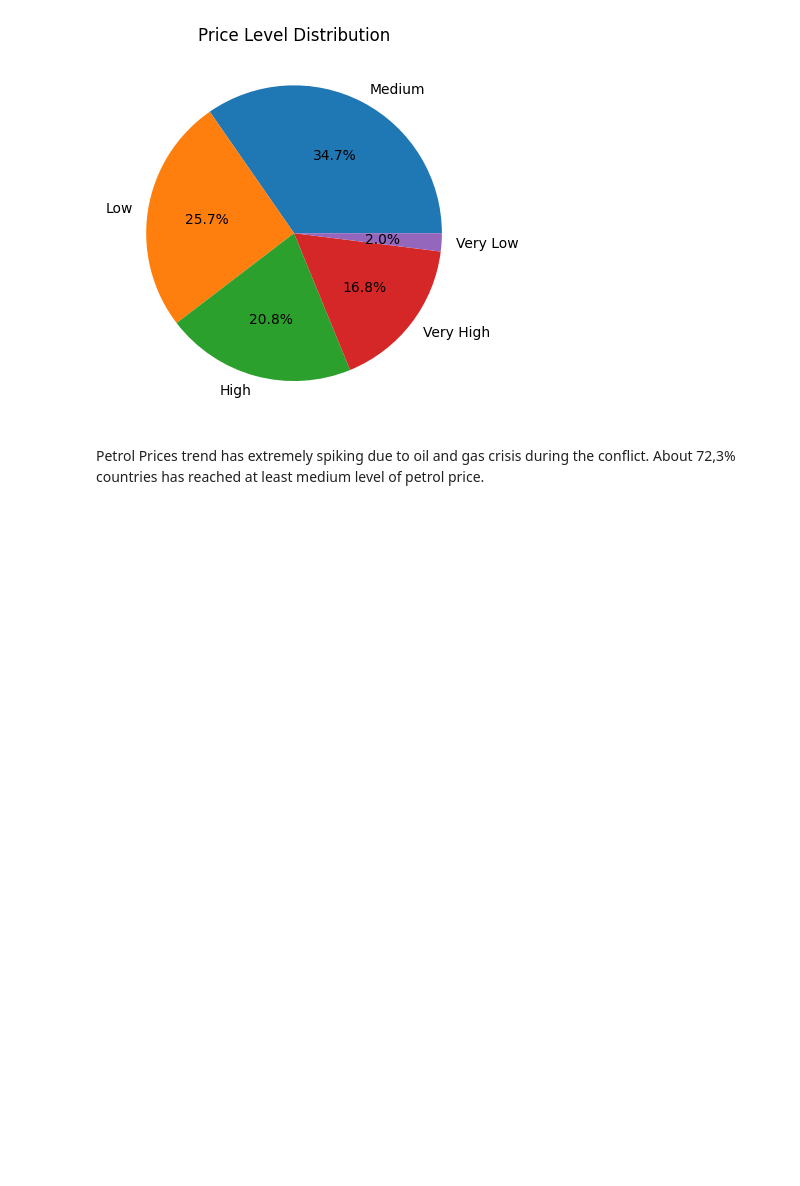
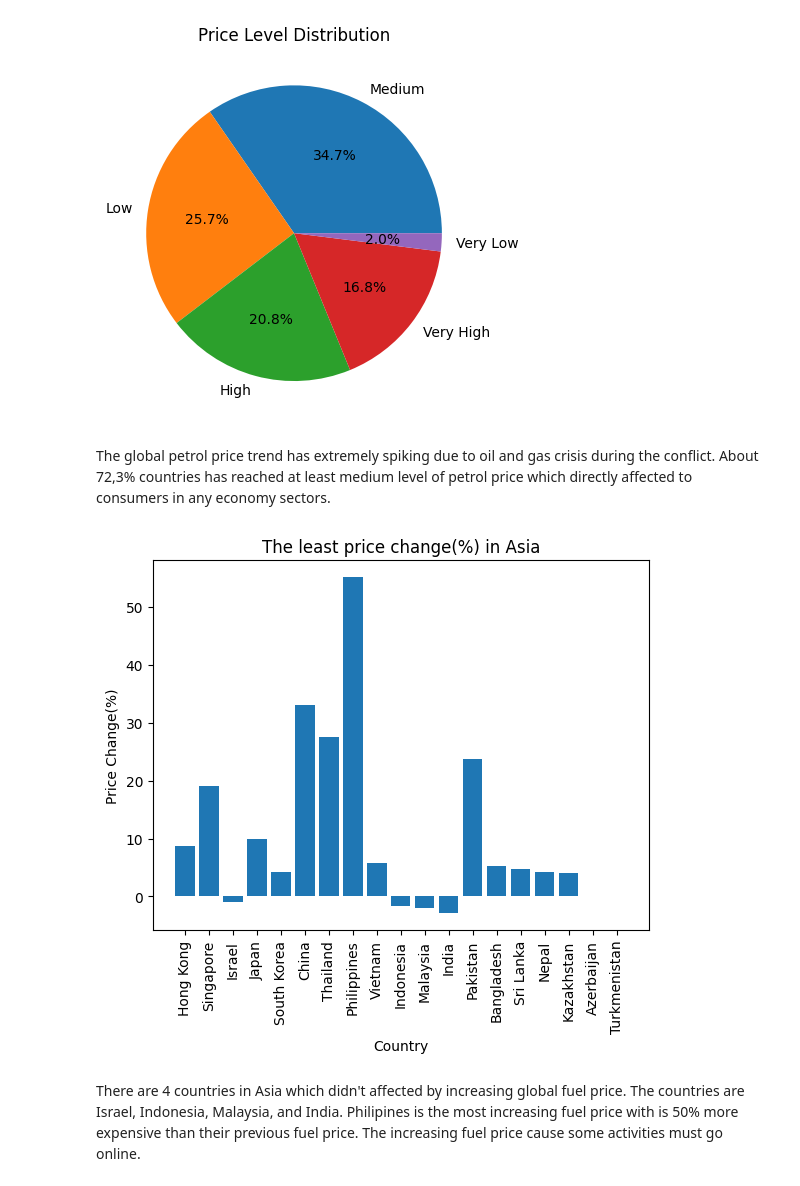
Before and after one commit to Ichsan4Fa/Global-Petrol-Prices-2026-Analysis, a Jupyter notebook: Global_Petrol_Prices_2026_Analysis.ipynb, the cells around one changed output. Saved outputs shown, nothing was run; the diff lists cells and outputs as text; code cells hidden in the pictures; blank space fills up the shorter version.

Commit message:
Add bar plot

```diff
--- a/Global_Petrol_Prices_2026_Analysis.ipynb
+++ b/Global_Petrol_Prices_2026_Analysis.ipynb
@@ -126,4 +125,19 @@ plt.show()
 # %% [output]
 [figure]
 # %% [markdown]
-Petrol Prices trend has extremely spiking due to oil and gas crisis during the conflict. About 72,3% countries has reached at least medium level of petrol price.
+The global petrol price trend has extremely spiking due to oil and gas crisis during the conflict. About 72,3% countries has reached at least medium level of petrol price which directly affected to consumers in any economy sectors.
+# %%
+# New dataset only Asia region
+df_asia = df[df['Region'] == 'Asia']
+
+# Plot the least price change percent countries in Asia with bar plot
+plt.bar(df_asia['Country'], df_asia['Price_Change_Percent'])
+plt.xticks(rotation=90)
+plt.title('The least price change(%) in Asia')
+plt.xlabel('Country')
+plt.ylabel('Price Change(%)')
+plt.show()
+# %% [output]
+[figure, added]
+# %% [markdown]
+There are 4 countries in Asia which didn't affected by increasing global fuel price. The countries are Israel, Indonesia, Malaysia, and India. Philipines is the most increasing fuel price with is 50% more expensive than their previous fuel price. The increasing fuel price cause some activities must go online.
```
Also changed, not shown: parts of 1 cell of this notebook.
